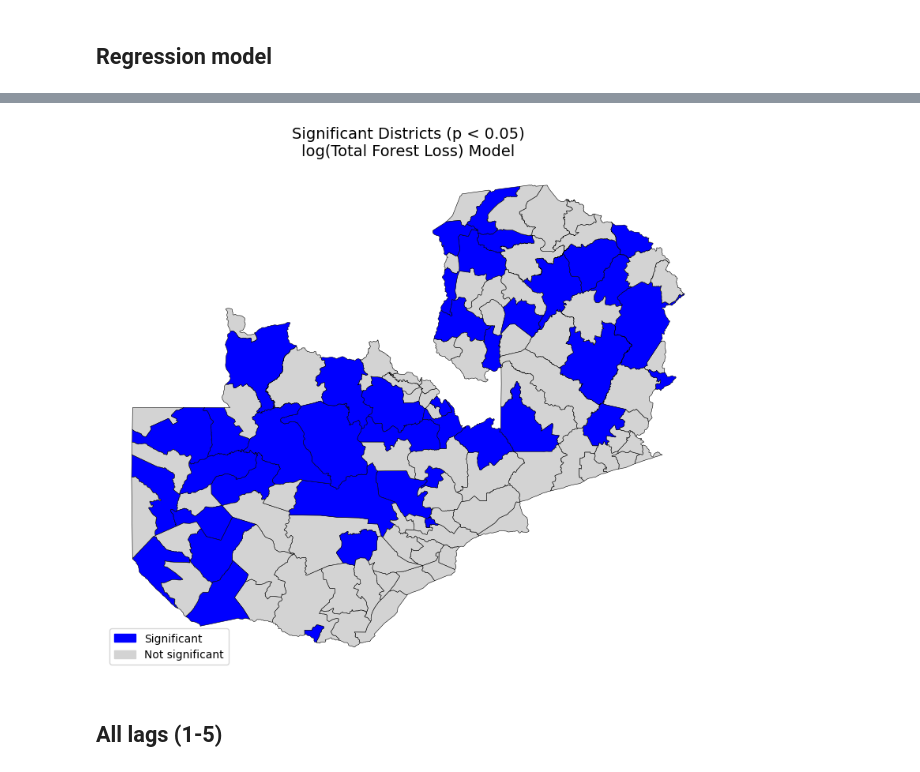
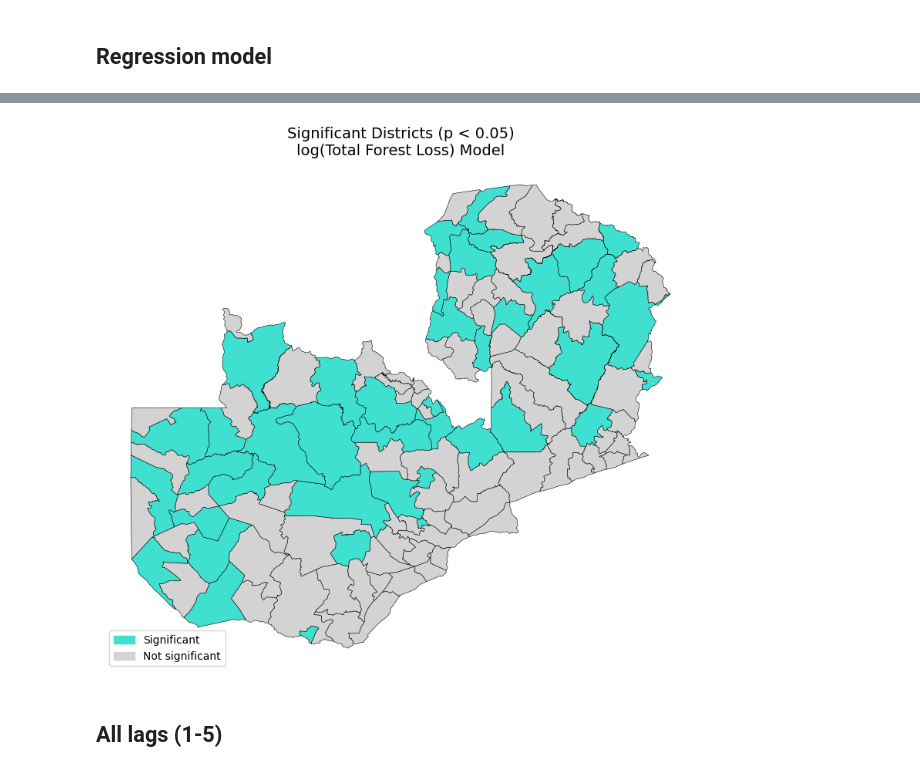
Before and after one commit to annamwaller/zambia, a Jupyter notebook: final/Statistical_Modeling.ipynb, the cells around one changed output, grey strips where cells are left out. Drawn from its saved outputs; the diff is of its cells as text; code cells hidden in the pictures.

```diff
--- a/final/Statistical_Modeling.ipynb
+++ b/final/Statistical_Modeling.ipynb
@@ -155,34 +155,36 @@ strong multicollinearity problems or that the design matrix is singular.
 # %%
 # map significant districts
 districts_gdf = gpd.read_file('Data/district.shp')
+
+districts_gdf.set_crs(epsg=4326, inplace=True)
 
 # standardize district name
 districts_gdf['district'] = districts_gdf['NAME_2'].str.strip().str.title()
 
 # mark significant districts
 districts_gdf['significant'] = districts_gdf['district'].isin(significant_district_list)
 
 # create color column for plotting
-districts_gdf['color'] = districts_gdf['significant'].map({True: 'blue', False: 'lightgray'})
+districts_gdf['color'] = districts_gdf['significant'].map({True: 'turquoise', False: 'lightgray'})
 
 # plot
 fig, ax = plt.subplots(figsize=(8, 10))
 districts_gdf.plot(ax=ax, color=districts_gdf['color'], edgecolor='black', linewidth=0.4)
 
-ax.set_title("Significant Districts (p < 0.05)\nlog(Total Forest Loss) Model", fontsize=14)
-ax.axis("off")
+ax.set_title('Significant Districts (p < 0.05)\nlog(Total Forest Loss) Model', fontsize=14)
+ax.axis('off')
 
 # Legend
 import matplotlib.patches as mpatches
 legend_handles = [
-    mpatches.Patch(color='blue', label='Significant'),
+    mpatches.Patch(color='turquoise', label='Significant'),
     mpatches.Patch(color='lightgray', label='Not significant')
 ]
 ax.legend(handles=legend_handles, loc='lower left')
 
 plt.tight_layout()
 plt.show()
 # %% [output]
-[figure, old version]
+[figure, new version]
 # %% [markdown]
 ## All lags (1-5)
```
Also changed, not shown: parts of 5 cells of this notebook.
